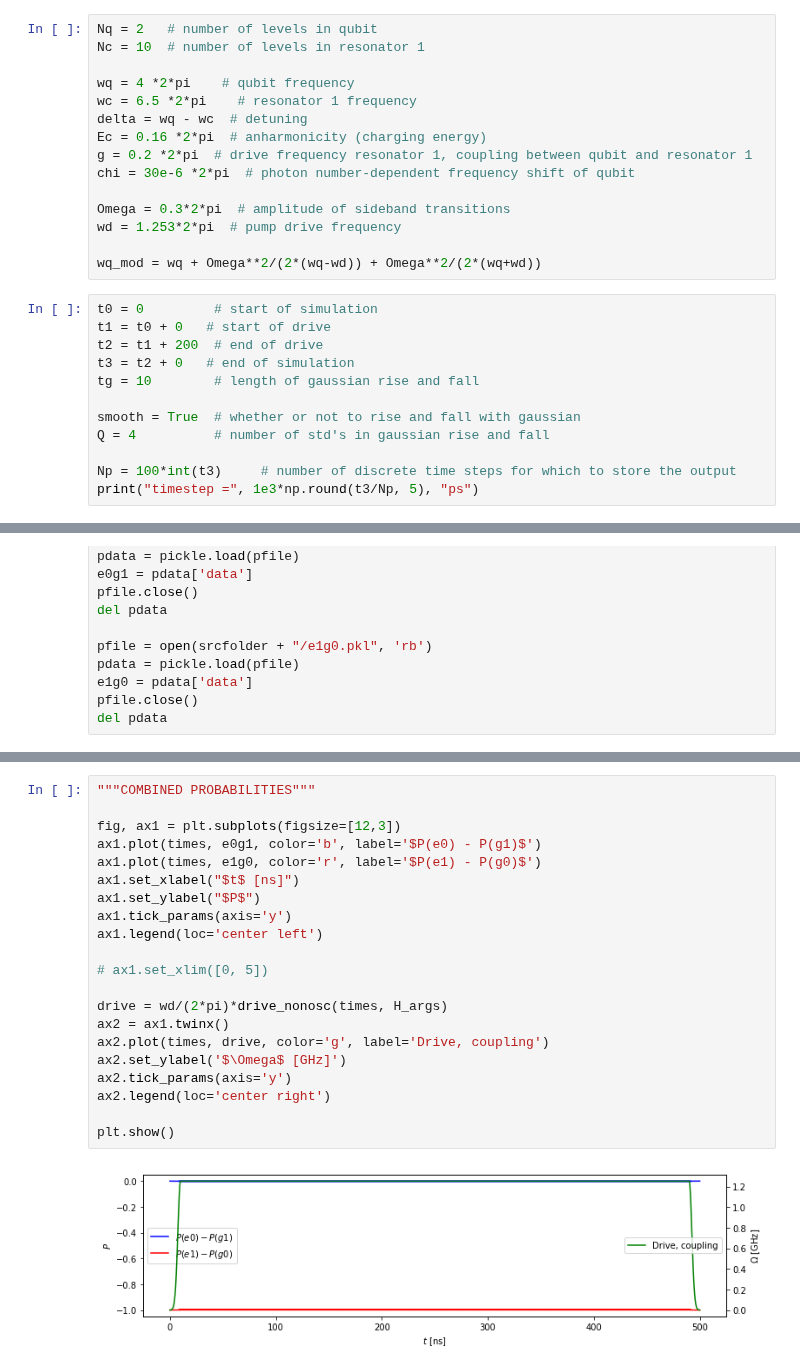
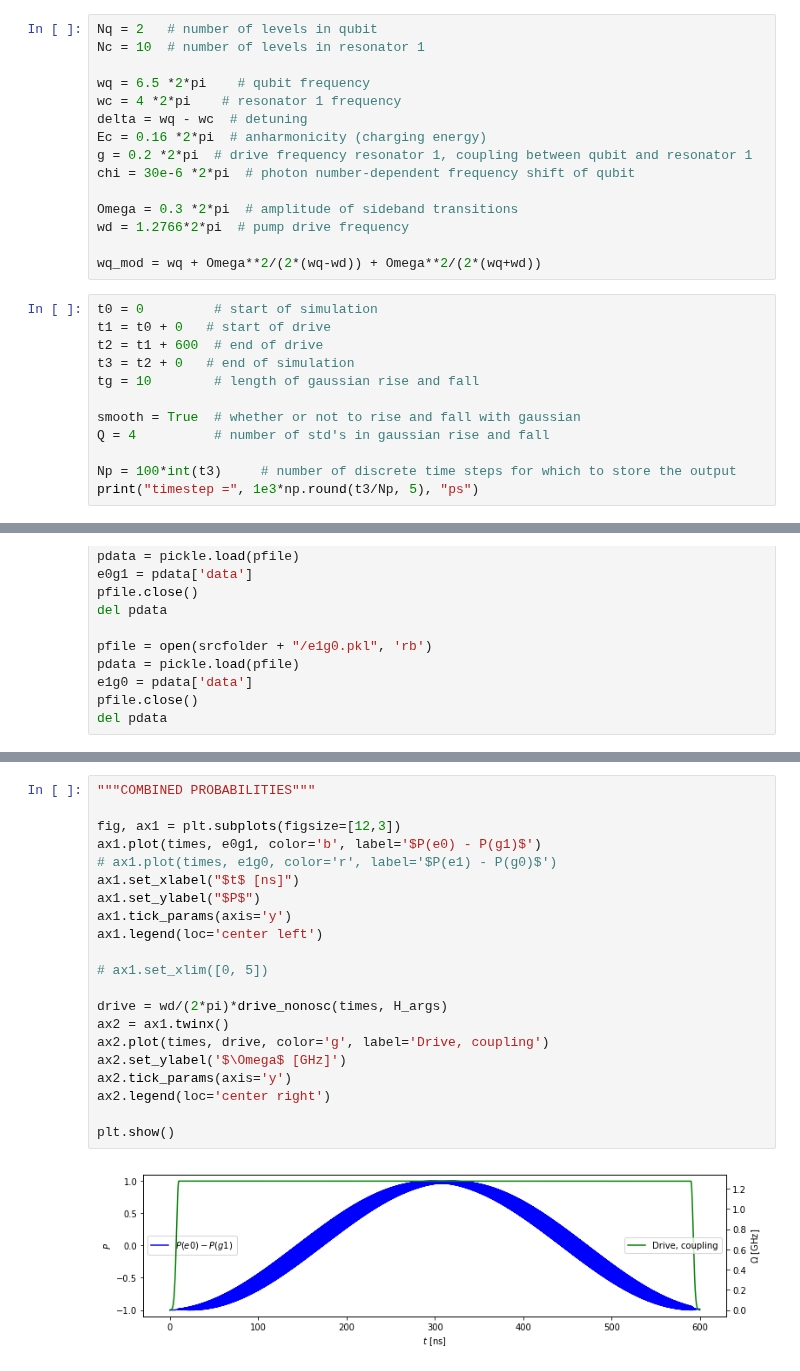
Before and after one commit to wouterkesselsap/thesis, a Jupyter notebook: 2p_sideband.ipynb, the cells around one changed output, grey strips where cells are left out. Cells and saved outputs as stored; diff of their text form.

```diff
--- a/2p_sideband.ipynb
+++ b/2p_sideband.ipynb
@@ -65,21 +65,21 @@ options.store_states=True
 Nq = 2   # number of levels in qubit
 Nc = 10  # number of levels in resonator 1
 
-wq = 4 *2*pi    # qubit frequency
-wc = 6.5 *2*pi    # resonator 1 frequency
+wq = 6.5 *2*pi    # qubit frequency
+wc = 4 *2*pi    # resonator 1 frequency
 delta = wq - wc  # detuning
 Ec = 0.16 *2*pi  # anharmonicity (charging energy)
 g = 0.2 *2*pi  # drive frequency resonator 1, coupling between qubit and resonator 1
 chi = 30e-6 *2*pi  # photon number-dependent frequency shift of qubit
 
-Omega = 0.3*2*pi  # amplitude of sideband transitions
-wd = 1.253*2*pi  # pump drive frequency
+Omega = 0.3 *2*pi  # amplitude of sideband transitions
+wd = 1.2766*2*pi  # pump drive frequency
 
 wq_mod = wq + Omega**2/(2*(wq-wd)) + Omega**2/(2*(wq+wd))
 # %%
 t0 = 0         # start of simulation
 t1 = t0 + 0   # start of drive
-t2 = t1 + 200  # end of drive
+t2 = t1 + 600  # end of drive
 t3 = t2 + 0   # end of simulation
 tg = 10        # length of gaussian rise and fall
 
@@ -238,23 +238,23 @@ plt.show()
 # %%
 """COMBINED PROBABILITIES"""
 
 fig, ax1 = plt.subplots(figsize=[12,3])
 ax1.plot(times, e0g1, color='b', label='$P(e0) - P(g1)$')
-ax1.plot(times, e1g0, color='r', label='$P(e1) - P(g0)$')
+# ax1.plot(times, e1g0, color='r', label='$P(e1) - P(g0)$')
 ax1.set_xlabel("$t$ [ns]")
 ax1.set_ylabel("$P$")
 ax1.tick_params(axis='y')
 ax1.legend(loc='center left')
 
 # ax1.set_xlim([0, 5])
 
 drive = wd/(2*pi)*drive_nonosc(times, H_args)
 ax2 = ax1.twinx()
 ax2.plot(times, drive, color='g', label='Drive, coupling')
 ax2.set_ylabel('$\Omega$ [GHz]')
 ax2.tick_params(axis='y')
 ax2.legend(loc='center right')
 
 plt.show()
 # %% [output]
-[figure, old version]
+[figure, new version]
```
Also changed, not shown: parts of 6 cells of this notebook, 1 other file.
